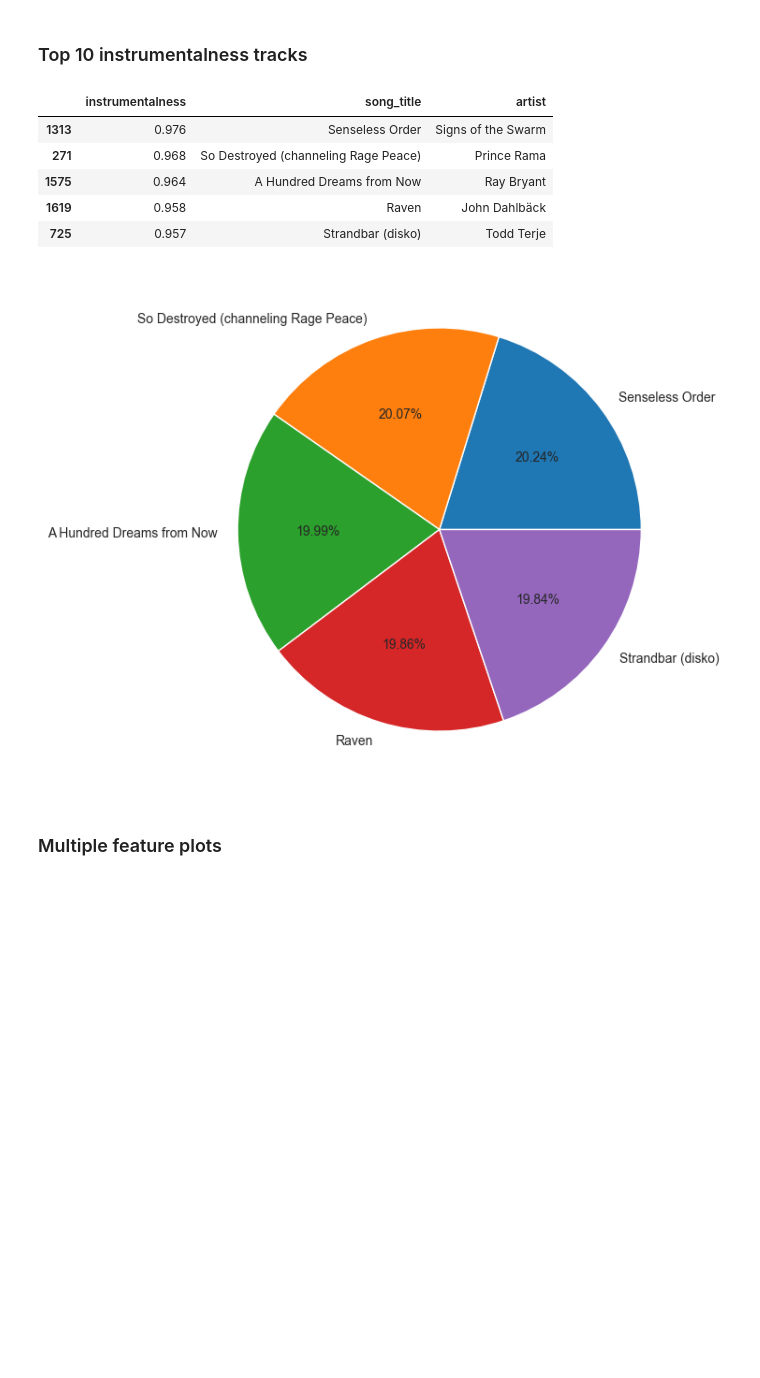
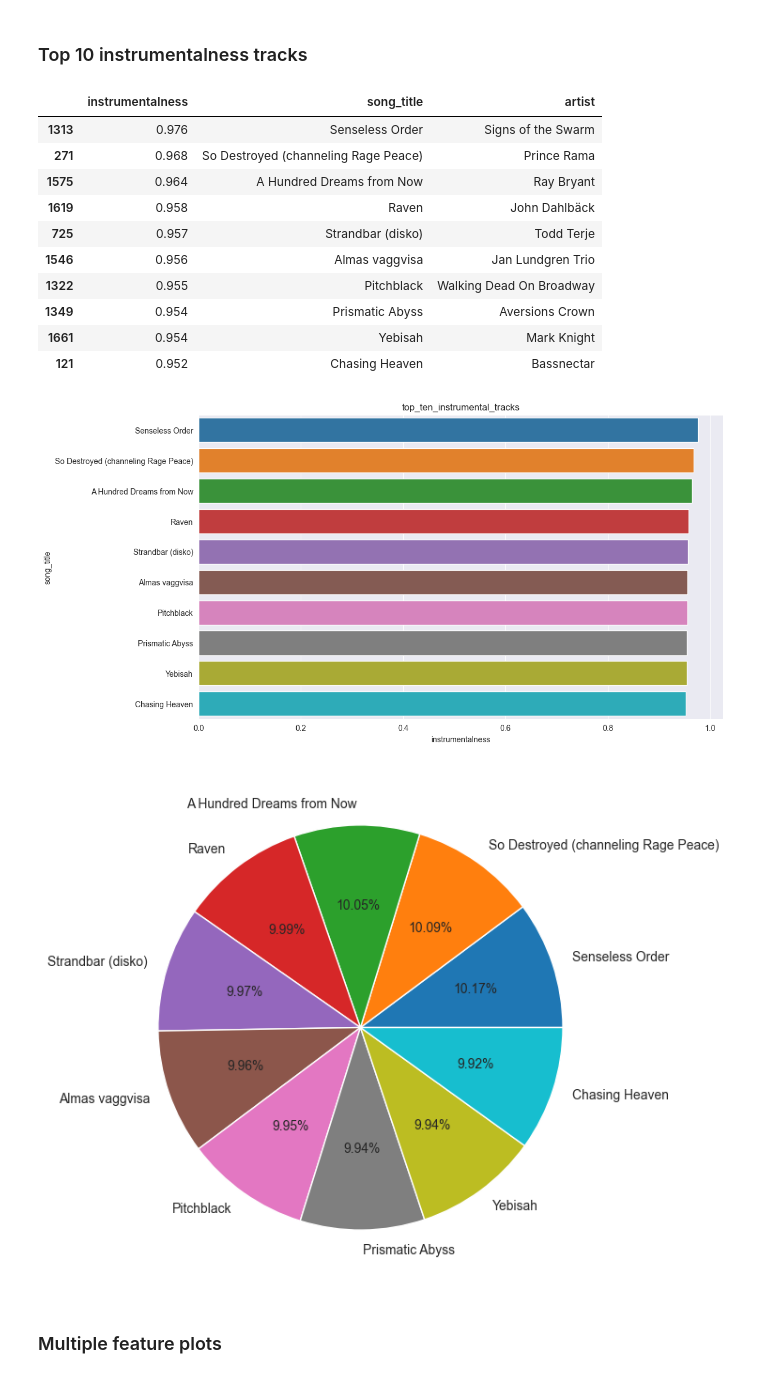
Before and after one commit to khoavd1102/SpotifyDatasetAnalysis, a Jupyter notebook: Spotify.ipynb, the cells around one changed output. Drawn from its saved outputs; the diff is of its cells as text; code cells hidden in the pictures; blank space fills up the shorter version.

```diff
--- a/Spotify.ipynb
+++ b/Spotify.ipynb
@@ -148,7 +151,7 @@ plt.show()
 # %% [markdown]
 ### Top 10 instrumentalness tracks
 # %%
-top_ten_instrumental_tracks = df[["instrumentalness", "song_title", "artist"]].sort_values(by = "instrumentalness", ascending=False)[:5]
+top_ten_instrumental_tracks = df[["instrumentalness", "song_title", "artist"]].sort_values(by = "instrumentalness", ascending=False)[:10]
 top_ten_instrumental_tracks
 # %% [output]
 |  | instrumentalness | song_title | artist |
@@ -157,12 +160,23 @@ top_ten_instrumental_tracks
 | 1575 | 0.964 | A Hundred Dreams from Now | Ray Bryant |
 | 1619 | 0.958 | Raven | John Dahlbäck |
 | 725 | 0.957 | Strandbar (disko) | Todd Terje |
+| 1546 | 0.956 | Almas vaggvisa | Jan Lundgren Trio |
+| 1322 | 0.955 | Pitchblack | Walking Dead On Broadway |
+| 1349 | 0.954 | Prismatic Abyss | Aversions Crown |
+| 1661 | 0.954 | Yebisah | Mark Knight |
+| 121 | 0.952 | Chasing Heaven | Bassnectar |
 # %%
+plt.figure(figsize=(12, 7))
+sns.barplot(x="instrumentalness", y="song_title", data=top_ten_instrumental_tracks)
+plt.title("Top ten instrumental tracks")
+plt.show()
+
 plt.figure(figsize=(12, 7))
 plt.pie(x="instrumentalness", data = top_ten_instrumental_tracks, autopct='%1.2f%%', labels=top_ten_instrumental_tracks.song_title)
 plt.show()
 # %% [output]
-[figure, old version]
+[figure, new version]
+[figure, added]
 # %% [markdown]
 ### Multiple feature plots
 # %%
```
Also changed, not shown: parts of 3 cells of this notebook.
